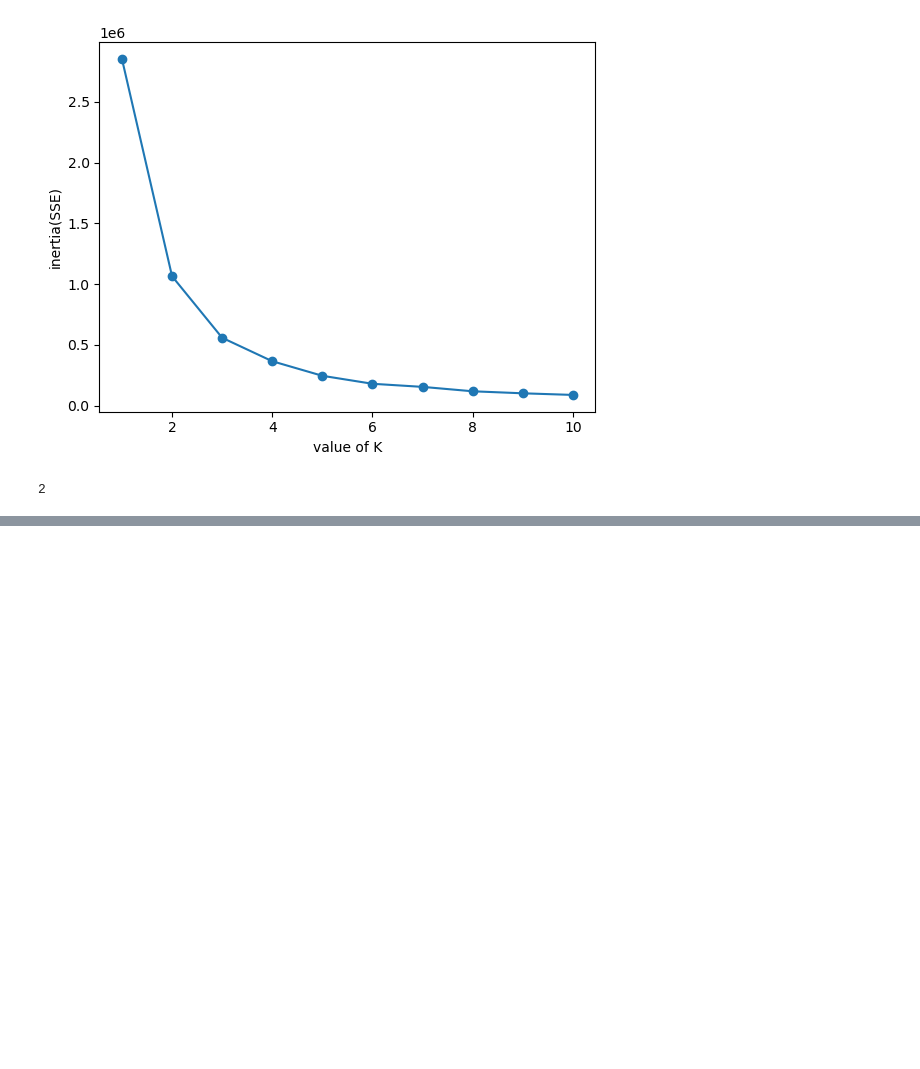
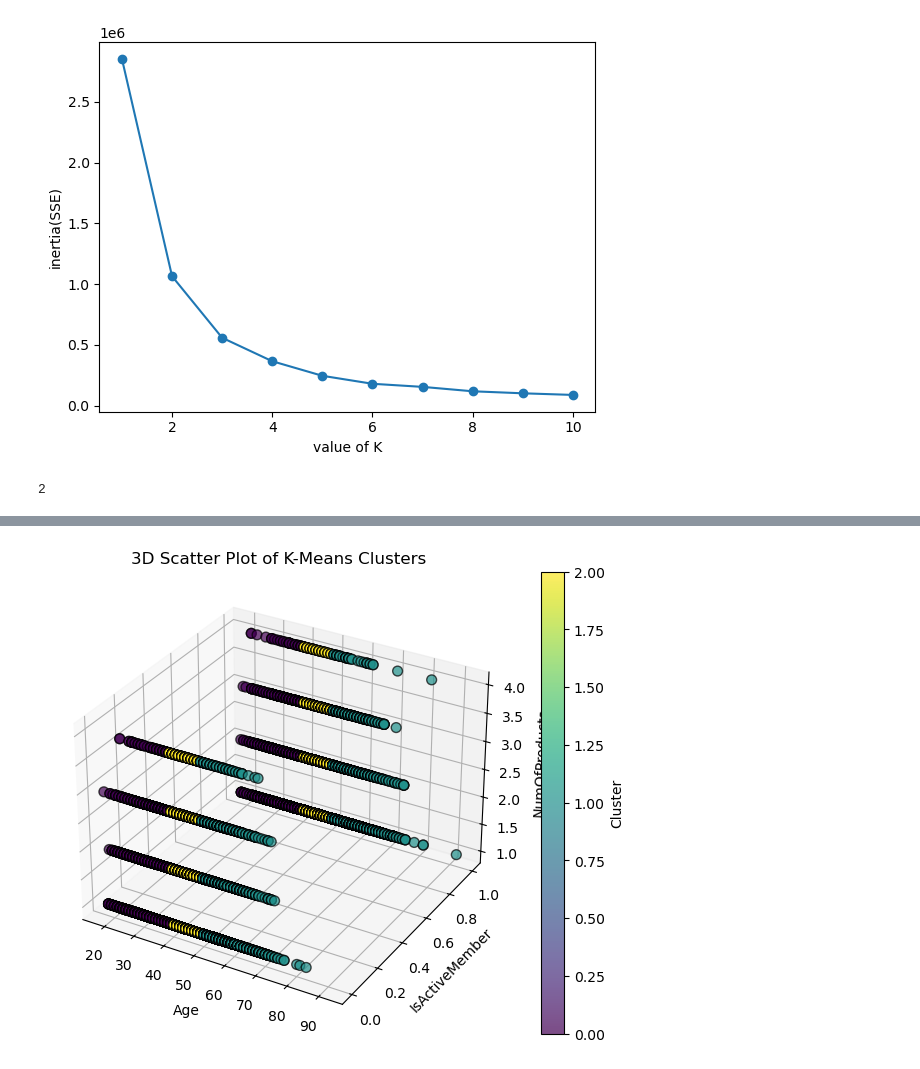
Before and after one commit to cookieeyoung/ML-project1, a Jupyter notebook: GBM_KMeans_Clustering.ipynb, the cells around one changed output, grey strips where cells are left out. Saved outputs shown, nothing was run; the diff lists cells and outputs as text; code cells hidden in the pictures; blank space fills up the shorter version.

```diff
--- a/GBM_KMeans_Clustering.ipynb
+++ b/GBM_KMeans_Clustering.ipynb
@@ -287,0 +304,24 @@ IndexError: index 6 is out of bounds for axis 1 with size 3
+# %%
+# 3D 산점도 시각화
+from mpl_toolkits.mplot3d import Axes3D
+
+fig = plt.figure(figsize=(8, 6))
+ax = fig.add_subplot(111, projection='3d')
+
+# 클러스터별 색상 설정
+scatter = ax.scatter(df_filtered["Age"], df_filtered["IsActiveMember"], df_filtered["NumOfProducts"],
+                     c=df_filtered["Cluster"], cmap="viridis", s=50, alpha=0.7, edgecolors='k')
+
+# 축 라벨 설정
+ax.set_xlabel("Age")
+ax.set_ylabel("IsActiveMember")
+ax.set_zlabel("NumOfProducts")
+ax.set_title("3D Scatter Plot of K-Means Clusters")
+
+# 컬러바 추가
+plt.colorbar(scatter, ax=ax, label="Cluster")
+
+# 그래프 표시
+plt.show()
+# %% [output]
+[figure, added]
```
Also changed, not shown: parts of 7 cells of this notebook, 6 other files.
